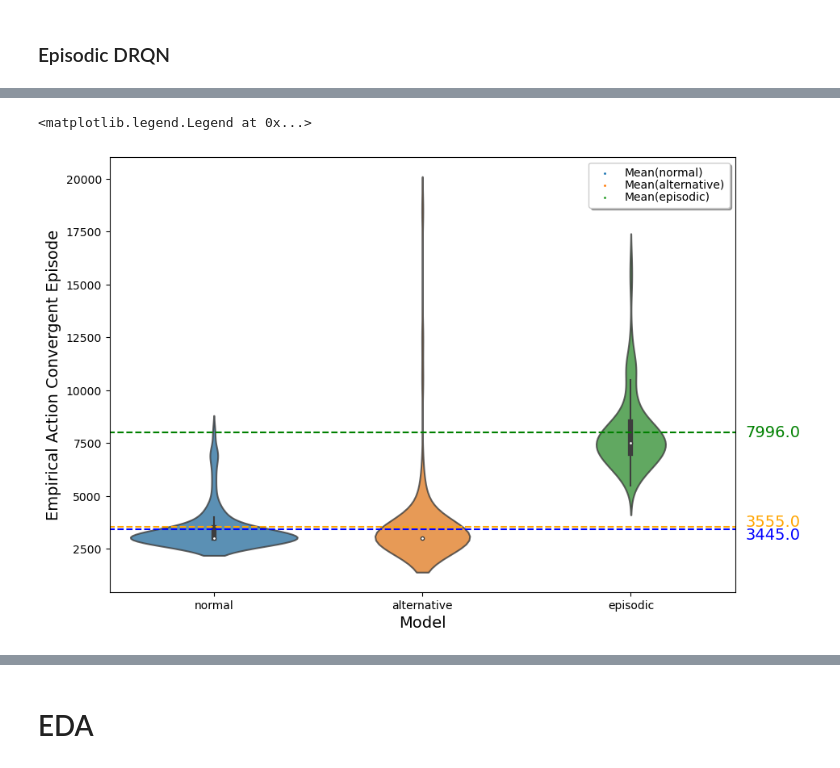
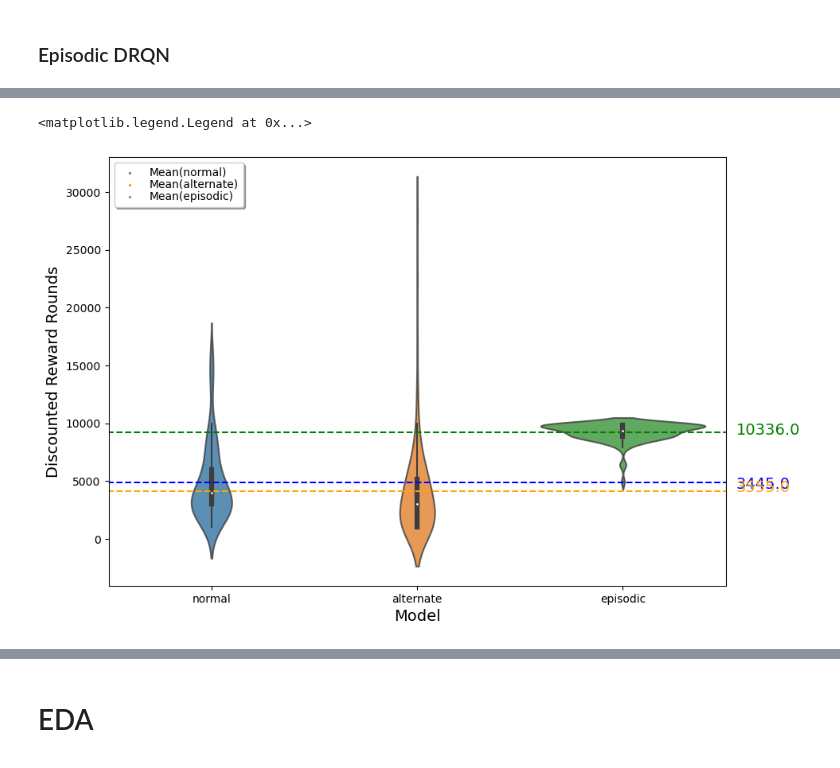
Before and after one commit to HarryZhangHH/EpisodicDRQN, a Jupyter notebook: two_agents_experiment.ipynb, the cells around one changed output, grey strips where cells are left out. Drawn from its saved outputs; the diff is of its cells as text; code cells hidden in the pictures.

```diff
--- a/two_agents_experiment.ipynb
+++ b/two_agents_experiment.ipynb
@@ -374,7 +471,7 @@ config['n_episodes'] = 30000  # convergent threshold
 config['epsilon_decay'] = 0.995
 thresh_strategy = k * config['min_epsilon'] + 5
 thresh_network = k/100
-thresh_reward = 1
+thresh_reward = 1.5
 thresh = (thresh_strategy, thresh_reward, thresh_network)
 # %% [markdown]
 ### DRQN
@@ -569,4 +671,13 @@ df_sh.to_csv('2_agent_sh.csv',index=False)
+# %%
+df_sh_plot = df_sh.copy()
+df_sh_plot = df_sh_plot.loc[df_sh_plot.model != 'episodic']
+df_episodic_sh['model'] = 'episodic'
+df_sh_plot = pd.concat([df_sh_plot, df_episodic_sh], ignore_index=True)
 # %%
-df_sh = df_sh.astype({'agent1_strategy':'int', 'agent1_reward':'int',
-              'agent2_strategy':'int', 'agent2_reward':'int',
-              'agent1_updating_times':'int', 'agent2_updating_times':'int'})
+# df_sh_plot = df_sh.copy()
+df_sh_plot = df_sh_plot.astype({'agent1_strategy':'int', 'agent1_reward':'int',
+                              'agent2_strategy':'int', 'agent2_reward':'int',
+                              'agent1_updating_times':'int', 'agent2_updating_times':'int'})
+# df_sh_plot.temptation = df_sh_plot.temptation/df_sh_plot.reward
+# df_sh_plot.sucker = df_sh_plot.sucker/df_sh_plot.reward
+# df_sh_plot['new_reward'] = 1.0
@@ -573,11 +715,11 @@ df_sh = df_sh.astype({'agent1_strategy':'int', 'agent1_reward':'int',
 # %%
-df_sh_plot = df_sh.copy()
+# df_sh_plot = df_sh.copy()
 df_sh_plot.temptation = df_sh_plot.temptation/df_sh_plot.reward
 df_sh_plot.sucker = df_sh_plot.sucker/df_sh_plot.reward
 df_sh_plot['new_reward'] = 1.0
 df_sh_plot['R+S-T-P'] = df_sh_plot['reward'] + df_sh_plot['sucker'] - df_sh_plot['temptation'] - df_sh_plot['punishment']
 df_sh_plot_noraml = df_sh_plot.loc[df_sh_plot.model=='normal']
-df_sh_plot_altern = df_sh_plot.loc[df_sh_plot.model=='alternative']
+df_sh_plot_altern = df_sh_plot.loc[df_sh_plot.model=='alternate']
 df_sh_plot_episod = df_sh_plot.loc[df_sh_plot.model=='episodic']
 
 plt.figure(figsize=(14, 7))
@@ -590,10 +732,10 @@ sns.stripplot(x = 'agent1_final_strategy', y = 'R+S-T-P',  hue='model', data = d
               size=7, linewidth=2, dodge=True)
 plt.xlim(-0.5,1.5)
 ax.set_xticks([0, 1])
-ax.set_xticklabels([f"Cooperation\nNormal(N={sum(df_sh_plot_noraml['agent1_final_strategy']==0)})      Alternative(N={sum(df_sh_plot_altern['agent1_final_strategy']==0)})      Episodic(N={sum(df_sh_plot_episod['agent1_final_strategy']==0)})",
-                    f"Defection\nNormal(N={sum(df_sh_plot_noraml['agent1_final_strategy']==1)})      Alternative(N={sum(df_sh_plot_altern['agent1_final_strategy']==1)})      Episodic(N={sum(df_sh_plot_episod['agent1_final_strategy']==1)})"])
+ax.set_xticklabels([f"Cooperation\nNormal(N={sum(df_sh_plot_noraml['agent1_final_strategy']==0)})           Alternate(N={sum(df_sh_plot_altern['agent1_final_strategy']==0)})           Episodic(N={sum(df_sh_plot_episod['agent1_final_strategy']==0)})",
+                    f"Defection\nNormal(N={sum(df_sh_plot_noraml['agent1_final_strategy']==1)})           Alternate(N={sum(df_sh_plot_altern['agent1_final_strategy']==1)})           Episodic(N={sum(df_sh_plot_episod['agent1_final_strategy']==1)})"])
 plt.xlabel('Final Strategy', fontsize=14)
-plt.ylabel('R+S-T-P', fontsize=14)
+plt.ylabel(r'$\mathbf{R+S-T-P}$', fontsize=14)
 # plt.legend(loc='lower right', shadow=True)
 lines, labels = ax.get_legend_handles_labels()
 plt.legend(lines[:3], labels[:3], scatterpoints=1, frameon=True, labelspacing=.1, markerscale=.14, shadow=True)
@@ -624,39 +745,39 @@ plt.legend(lines[:3], labels[:3], scatterpoints=1, frameon=True, labelspacing=.1
 # %%
 df_sh_plot['strategy_episode'] = (df_sh_plot['agent1_strategy'] + df_sh_plot['agent2_strategy'])/2
 df_sh_plot['reward_episode'] = (df_sh_plot['agent1_reward'] + df_sh_plot['agent2_reward'])/2
 
 plt.figure(figsize=(10, 7))
-ax = sns.violinplot(data=df_sh_plot, x="model", y="strategy_episode")
+ax = sns.violinplot(data=df_sh_plot, x="model", y="reward_episode")
 # sns.violinplot(data=df_pd_plot, x="model", y="reward_episode")
 
 for violin, alpha in zip(ax.collections[::2], [0.8,0.8,0.8,0.8,0.8,0.8]):
     violin.set_alpha(alpha)
-plt.hlines(np.mean(df_sh_plot.loc[df_sh_plot.model=='normal', 'strategy_episode']), -1, 4, 'blue', '--', label='Mean(normal)')
-plt.hlines(np.mean(df_sh_plot.loc[df_sh_plot.model=='alternative', 'strategy_episode']), -1, 4, 'orange', '--', label='Mean(alternative)')
-plt.hlines(np.mean(df_sh_plot.loc[df_sh_plot.model=='episodic', 'strategy_episode']), -1, 4, 'green', '--', label='Mean(episodic)')
-plt.text(2.55, np.mean(df_sh_plot.loc[df_sh_plot.model=='normal', 'strategy_episode'])-500, f"{round(np.mean(df_sh_plot.loc[df_sh_plot.model=='normal', 'strategy_episode']),2)}", c='blue', fontsize=14)
-plt.text(2.55, np.mean(df_sh_plot.loc[df_sh_plot.model=='alternative', 'strategy_episode']), f"{round(np.mean(df_sh_plot.loc[df_sh_plot.model=='alternative', 'strategy_episode']),2)}", c='orange', fontsize=14)
-plt.text(2.55, np.mean(df_sh_plot.loc[df_sh_plot.model=='episodic', 'strategy_episode'])-200, f"{round(np.mean(df_sh_plot.loc[df_sh_plot.model=='episodic', 'strategy_episode']),2)}", c='green', fontsize=14)
+plt.hlines(np.mean(df_sh_plot.loc[df_sh_plot.model=='normal', 'reward_episode']), -1, 4, 'blue', '--', label='Mean(normal)')
+plt.hlines(np.mean(df_sh_plot.loc[df_sh_plot.model=='alternate', 'reward_episode']), -1, 4, 'orange', '--', label='Mean(alternate)')
+plt.hlines(np.mean(df_sh_plot.loc[df_sh_plot.model=='episodic', 'reward_episode']), -1, 4, 'green', '--', label='Mean(episodic)')
+plt.text(2.55, np.mean(df_sh_plot.loc[df_sh_plot.model=='normal', 'reward_episode'])-500, f"{round(np.mean(df_sh_plot.loc[df_sh_plot.model=='normal', 'strategy_episode']),2)}", c='blue', fontsize=14)
+plt.text(2.55, np.mean(df_sh_plot.loc[df_sh_plot.model=='alternate', 'reward_episode']), f"{round(np.mean(df_sh_plot.loc[df_sh_plot.model=='alternate', 'strategy_episode']),2)}", c='orange', fontsize=14)
+plt.text(2.55, np.mean(df_sh_plot.loc[df_sh_plot.model=='episodic', 'reward_episode'])-200, f"{round(np.mean(df_sh_plot.loc[df_sh_plot.model=='episodic', 'strategy_episode']),2)}", c='green', fontsize=14)
 plt.xlim(-0.5,2.5)
 
 xticks_list = []
 xticklabels_list = []
 for i in ax.get_xticklabels():
     try:
         xticks_list.append(i.get_position()[0])
         xticklabels_list.append(int(float(i.get_text())))
     except:
         xticklabels_list.append(i.get_text())
 ax.set_xticks(xticks_list)
 ax.set_xticklabels(xticklabels_list)
 
 plt.xlabel('Model', fontsize=14)
-plt.ylabel('Empirical Action Convergent Episode', fontsize=14)
+plt.ylabel('Discounted Reward Rounds', fontsize=14)
 ines, labels = ax.get_legend_handles_labels()
-plt.legend(lines[-3:], labels[-3:], scatterpoints=1, frameon=True, labelspacing=.1, markerscale=.14, shadow=True)
+plt.legend(lines[-3:], labels[-3:], loc='upper left', scatterpoints=1, frameon=True, labelspacing=.1, markerscale=.14, shadow=True)
 # %% [output]
 <matplotlib.legend.Legend at 0x...>
-[figure, old version]
+[figure, new version]
 # %%
 # df_pd_plot['update_times'] = (df_pd_plot['agent1_updating_times'] + df_pd_plot['agent2_updating_times'])/2
 df_sh_plot['update_times'] = np.log((df_sh_plot['agent1_updating_times'] + df_sh_plot['agent2_updating_times'])/2)
```
Also changed, not shown: parts of 40 cells of this notebook, 1 other file.
